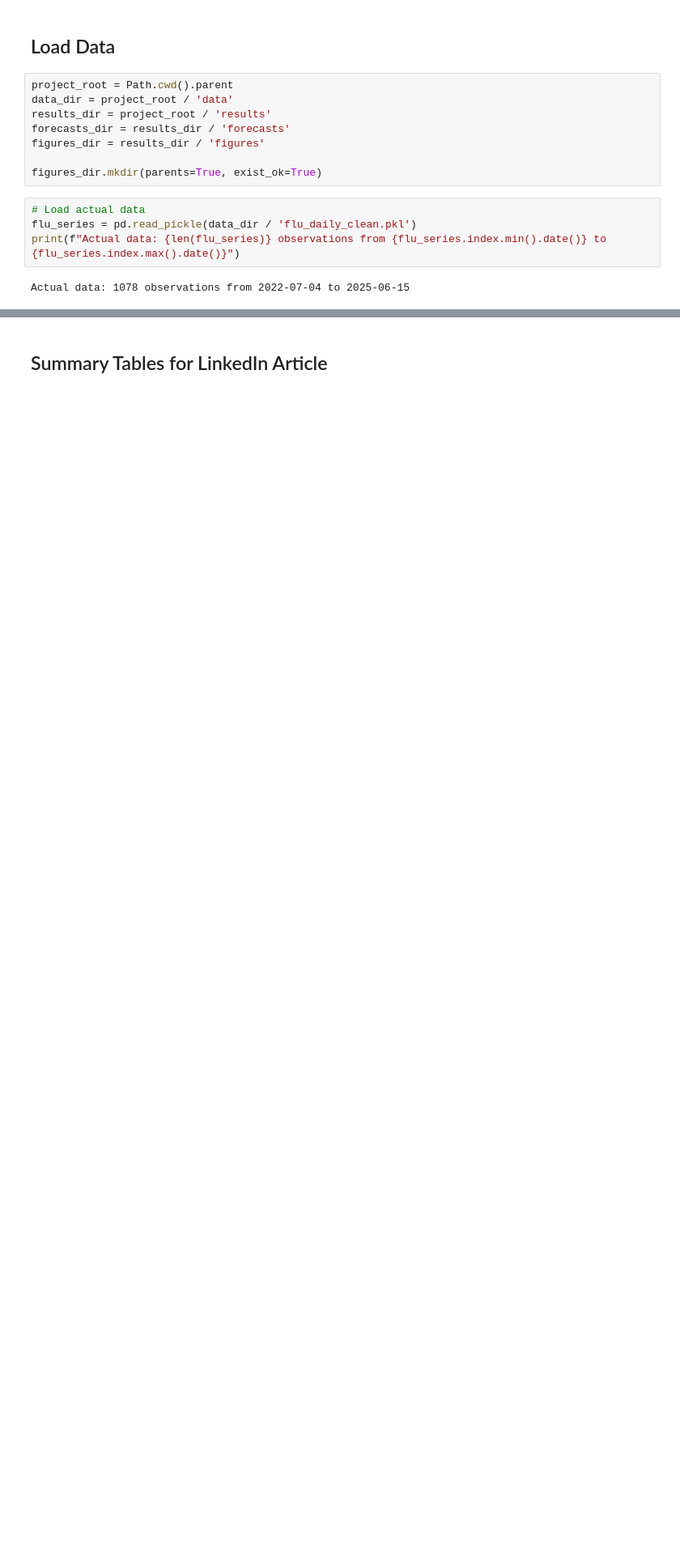
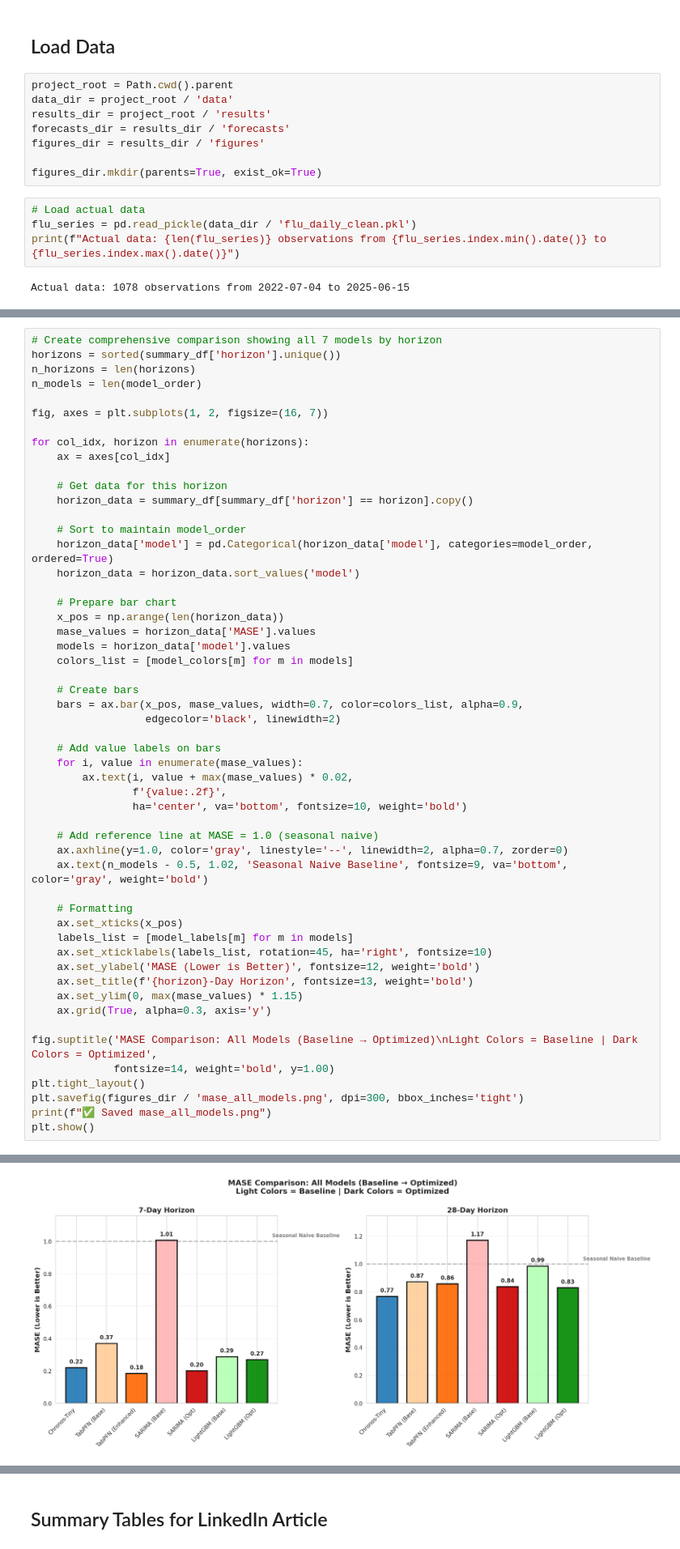
Before and after one commit to michaelarutyunov/time-series-flu, a Jupyter notebook: nb/04_report.ipynb, the cells around one changed output, grey strips where cells are left out. Shown at 81% size. Cells and saved outputs as stored; diff of their text form; blank space fills up the shorter version.

```diff
--- a/nb/04_report.ipynb
+++ b/nb/04_report.ipynb
@@ -291,0 +307,54 @@ MASE < 1.0 means better than seasonal naive forecast.
+# %%
+# Create comprehensive comparison showing all 7 models by horizon
+horizons = sorted(summary_df['horizon'].unique())
+n_horizons = len(horizons)
+n_models = len(model_order)
+
+fig, axes = plt.subplots(1, 2, figsize=(16, 7))
+
+for col_idx, horizon in enumerate(horizons):
+    ax = axes[col_idx]
+
+    # Get data for this horizon
+    horizon_data = summary_df[summary_df['horizon'] == horizon].copy()
+
+    # Sort to maintain model_order
+    horizon_data['model'] = pd.Categorical(horizon_data['model'], categories=model_order, ordered=True)
+    horizon_data = horizon_data.sort_values('model')
+
+    # Prepare bar chart
+    x_pos = np.arange(len(horizon_data))
+    mase_values = horizon_data['MASE'].values
+    models = horizon_data['model'].values
+    colors_list = [model_colors[m] for m in models]
+
+    # Create bars
+    bars = ax.bar(x_pos, mase_values, width=0.7, color=colors_list, alpha=0.9,
+                  edgecolor='black', linewidth=2)
+
+    # Add value labels on bars
+    for i, value in enumerate(mase_values):
+        ax.text(i, value + max(mase_values) * 0.02,
+                f'{value:.2f}',
+                ha='center', va='bottom', fontsize=10, weight='bold')
+
+    # Add reference line at MASE = 1.0 (seasonal naive)
+    ax.axhline(y=1.0, color='gray', linestyle='--', linewidth=2, alpha=0.7, zorder=0)
+    ax.text(n_models - 0.5, 1.02, 'Seasonal Naive Baseline', fontsize=9, va='bottom', color='gray', weight='bold')
+
+    # Formatting
+    ax.set_xticks(x_pos)
+    labels_list = [model_labels[m] for m in models]
+    ax.set_xticklabels(labels_list, rotation=45, ha='right', fontsize=10)
+    ax.set_ylabel('MASE (Lower is Better)', fontsize=12, weight='bold')
+    ax.set_title(f'{horizon}-Day Horizon', fontsize=13, weight='bold')
+    ax.set_ylim(0, max(mase_values) * 1.15)
+    ax.grid(True, alpha=0.3, axis='y')
+
+fig.suptitle('MASE Comparison: All Models (Baseline → Optimized)\nLight Colors = Baseline | Dark Colors = Optimized',
+             fontsize=14, weight='bold', y=1.00)
+plt.tight_layout()
+plt.savefig(figures_dir / 'mase_all_models.png', dpi=300, bbox_inches='tight')
+print(f"✅ Saved mase_all_models.png")
+plt.show()
+# %% [output]
@@ -291,0 +362 @@ MASE < 1.0 means better than seasonal naive forecast.
+[figure, added]
```
Also changed, not shown: parts of 24 cells of this notebook, 19 other files.
